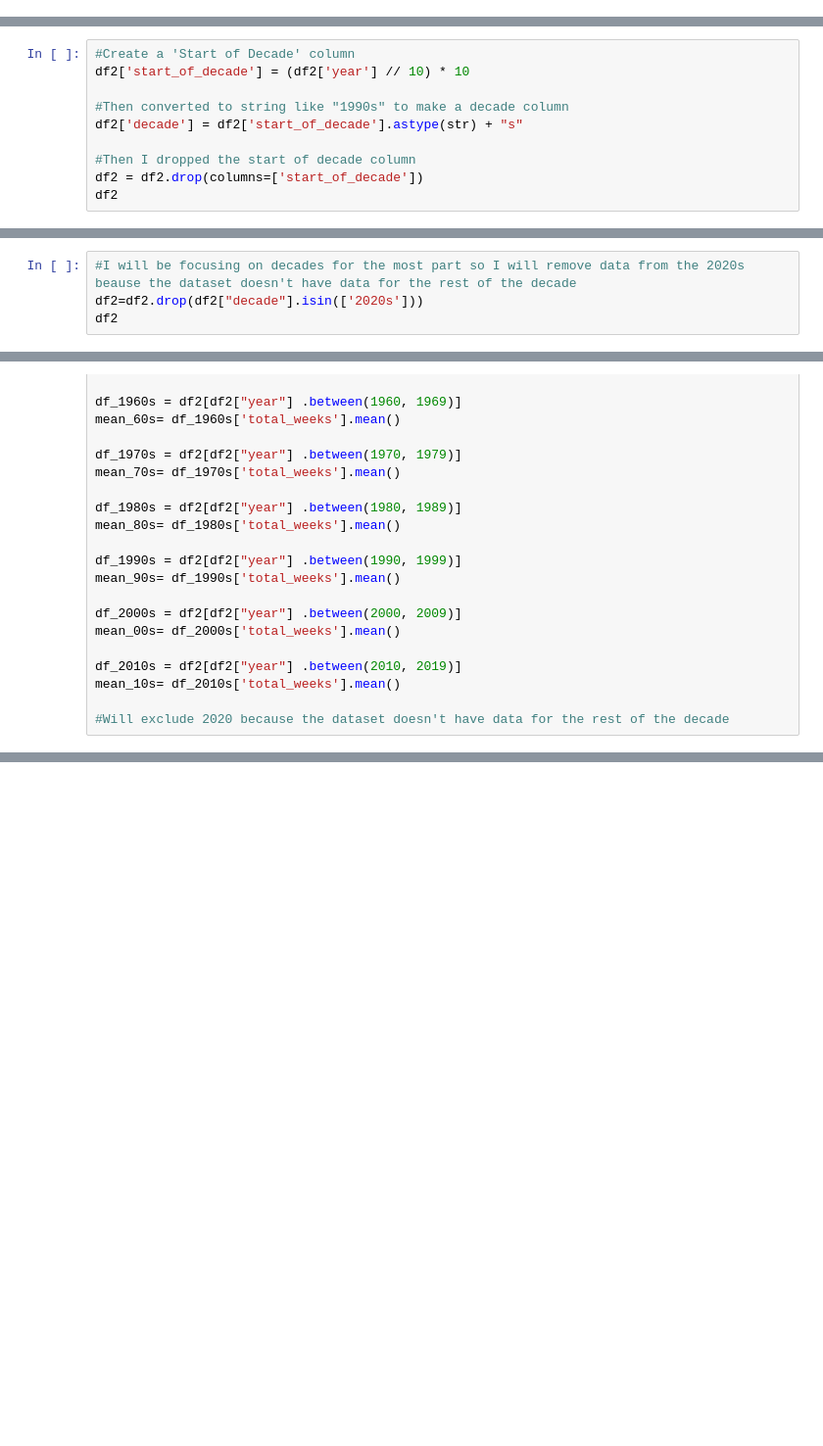
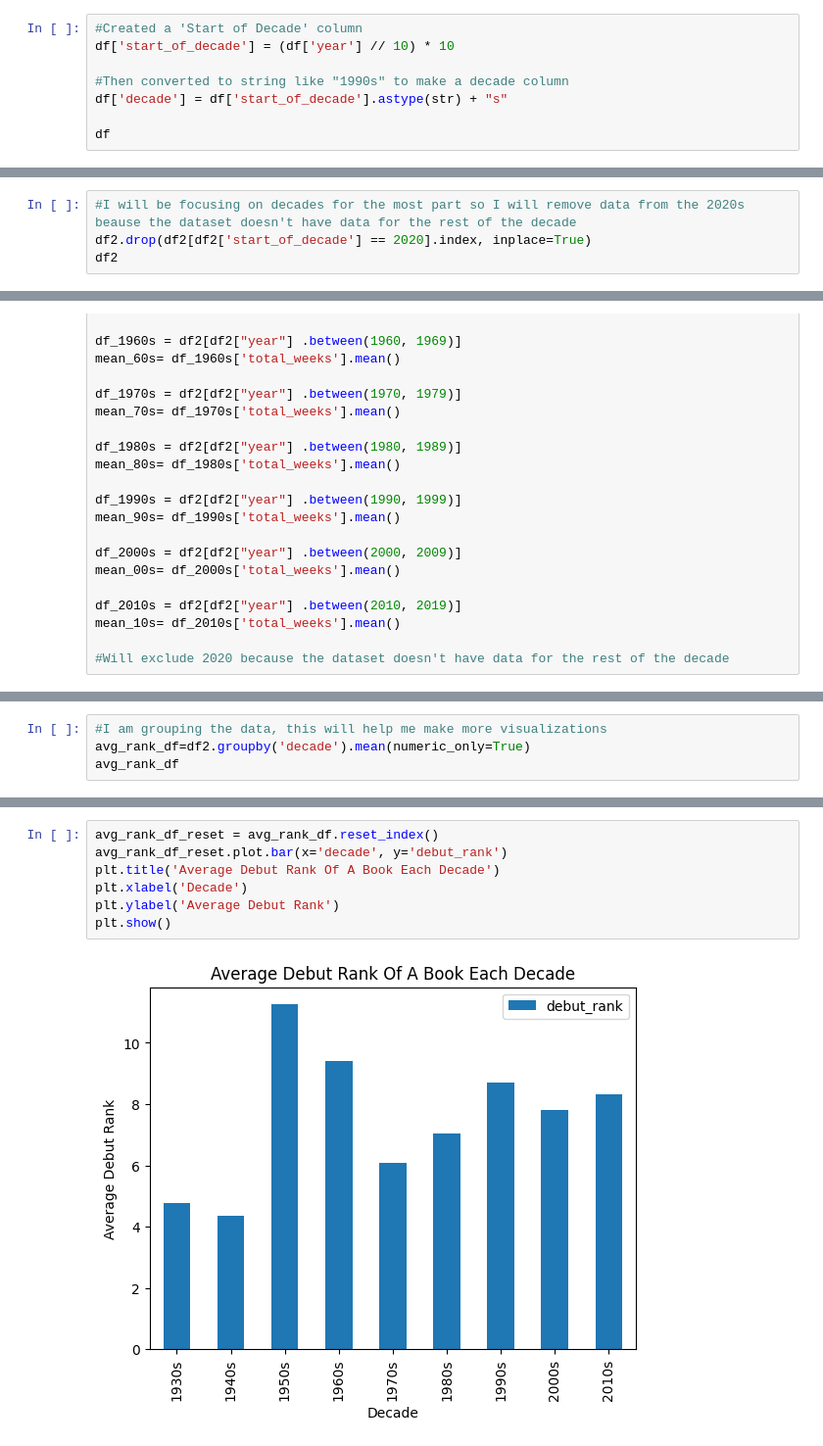
Before and after one commit to ada-xo-xo/dsrp, a Jupyter notebook: DSRP_2026_Adanna_Oji.ipynb, the cells around one changed output, grey strips where cells are left out. Shown at 98% size. Drawn from its saved outputs; the diff is of its cells as text; blank space fills up the shorter version.

Commit message:
I created a couple more visualizations exploring ranks Ex. debut and best during each decade

```diff
--- a/DSRP_2026_Adanna_Oji.ipynb
+++ b/DSRP_2026_Adanna_Oji.ipynb
@@ -80,3 +80,11 @@ print("Total title ID duplicate rows:", title_id_duplicates)
 # %% [output]
 Total title duplicate rows: 53214
 Total title ID duplicate rows: 52955
+# %%
+#Created a 'Start of Decade' column
+df['start_of_decade'] = (df['year'] // 10) * 10
+
+#Then converted to string like "1990s" to make a decade column
+df['decade'] = df['start_of_decade'].astype(str) + "s"
+
+df
@@ -101,10 +122,0 @@ df2
-# %%
-#Create a 'Start of Decade' column
-df2['start_of_decade'] = (df2['year'] // 10) * 10
-
-#Then converted to string like "1990s" to make a decade column
-df2['decade'] = df2['start_of_decade'].astype(str) + "s"
-
-#Then I dropped the start of decade column
-df2 = df2.drop(columns=['start_of_decade'])
-df2
@@ -135,5 +123,5 @@ See the caveats in the documentation: https://pandas.pydata.org/pandas-docs/stab
 # %%
 #I will be focusing on decades for the most part so I will remove data from the 2020s beause the dataset doesn't have data for the rest of the decade
-df2=df2.drop(df2["decade"].isin(['2020s']))
+df2.drop(df2[df2['start_of_decade'] == 2020].index, inplace=True)
 df2
 # %% [output]
@@ -198,0 +216,4 @@ df['rank'].value_counts()
+# %%
+#I am grouping the data, this will help me make more visualizations
+avg_rank_df=df2.groupby('decade').mean(numeric_only=True)
+avg_rank_df
@@ -198,0 +232,9 @@ df['rank'].value_counts()
+# %%
+avg_rank_df_reset = avg_rank_df.reset_index()
+avg_rank_df_reset.plot.bar(x='decade', y='debut_rank')
+plt.title('Average Debut Rank Of A Book Each Decade')
+plt.xlabel('Decade')
+plt.ylabel('Average Debut Rank')
+plt.show()
+# %% [output]
+[figure, added]
```
Also changed, not shown: parts of 18 cells of this notebook.
